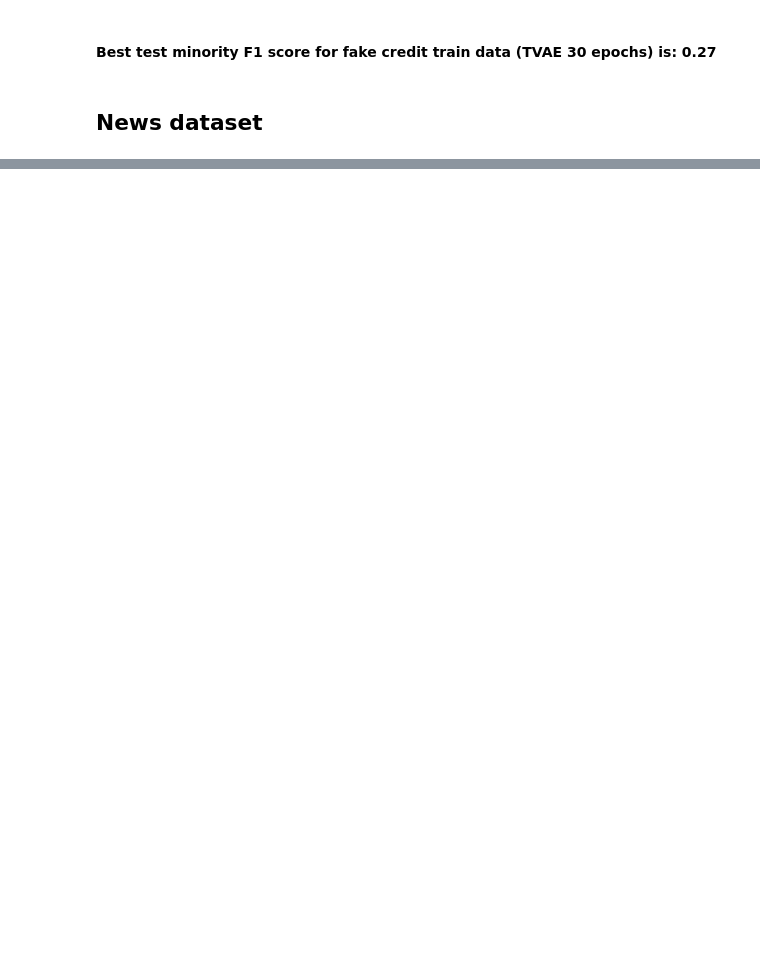
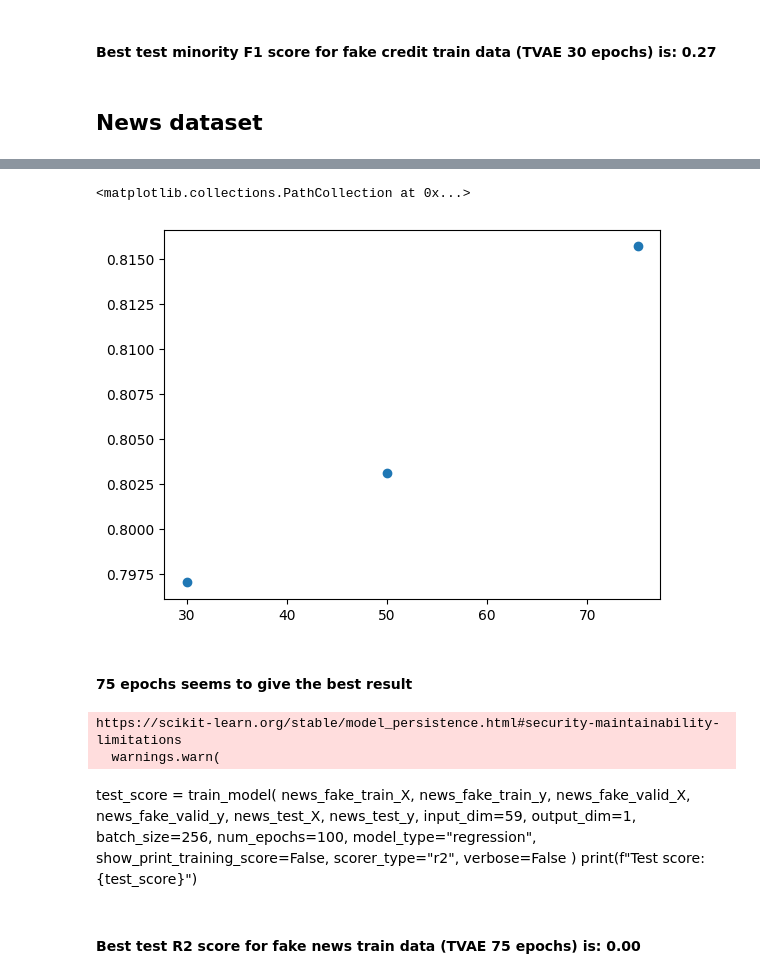
Before and after one commit to edithal-14/csc2516_2023_project, a Jupyter notebook: code/benchmark.ipynb, the cells around one changed output, grey strips where cells are left out. Drawn from its saved outputs; the diff is of its cells as text; code cells hidden in the pictures; blank space fills up the shorter version.

```diff
--- a/code/benchmark.ipynb
+++ b/code/benchmark.ipynb
@@ -1150,0 +1198,57 @@ evaluate(pd.DataFrame(fake_data), pd.DataFrame(train_data))
+# %%
+result_dict = dict()
+files_dict = {
+    100: "news_tvae_100_epochs_05-04-2023-03-35-08.pkl",
+    300: "news_tvae_300_epochs_05-04-2023-03-49-30.pkl",
+    30: "news_tvae_30_epochs_05-04-2023-03-19-36.pkl",
+    50: "news_tvae_50_epochs_05-04-2023-03-23-46.pkl",
+    75: "news_tvae_75_epochs_05-04-2023-03-28-56.pkl",
+}
+train_data = np.concatenate((news_train_X, news_train_y), axis=-1)
+for epoch in files_dict:
+    print(f"Epoch: {epoch}")
+    try:
+        news_fake_train_X, news_fake_train_y, news_fake_valid_X, news_fake_valid_y = load_fake_news(
+            path=f"../dataset/news/", synthesizer="tvae", num_epochs=epoch, pretrained=f"../models/{files_dict[epoch]}"
+        )
+    except:
+        # TVAE models produce nan when trained for too many epochs
+        continue
+    fake_data = np.concatenate((news_fake_train_X, news_fake_train_y), axis=-1)
+    score = evaluate(pd.DataFrame(fake_data), pd.DataFrame(train_data))
+    result_dict[epoch] = score
+# %%
+epochs = list(result_dict.keys())
+plt.scatter(x=epochs, y=[result_dict[i] for i in epochs])
+# %% [output]
+<matplotlib.collections.PathCollection at 0x...>
+[figure, added]
+# %% [markdown]
+#### 75 epochs seems to give the best result
+# %%
+news_fake_train_X, news_fake_train_y, news_fake_valid_X, news_fake_valid_y = load_fake_news(
+    path="../dataset/news/", synthesizer="tvae", pretrained="../models/news_tvae_75_epochs_05-04-2023-03-28-56.pkl", num_epochs=75
+)
+# %% [output]
+https://scikit-learn.org/stable/model_persistence.html#security-maintainability-limitations
+  warnings.warn(
+# %% [markdown]
+test_score = train_model(
+    news_fake_train_X,
+    news_fake_train_y,
+    news_fake_valid_X,
+    news_fake_valid_y,
+    news_test_X,
+    news_test_y,
+    input_dim=59,
+    output_dim=1,
+    batch_size=256,
+    num_epochs=100,
+    model_type="regression",
+    show_print_training_score=False,
+    scorer_type="r2",
+    verbose=False
+)
+print(f"Test score: {test_score}")
+# %% [markdown]
+#### Best test R2 score for fake news train data (TVAE 75 epochs) is: 0.00
```
Also changed, not shown: parts of 12 cells of this notebook.
